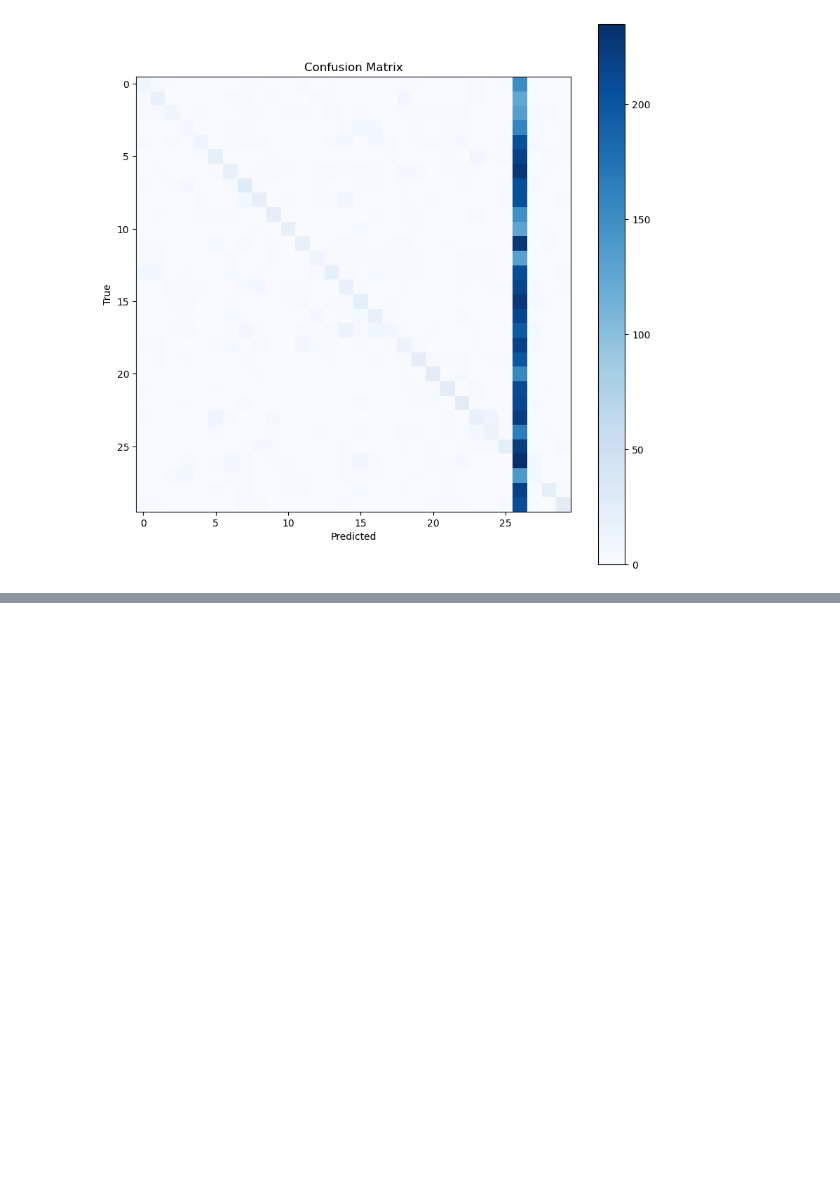
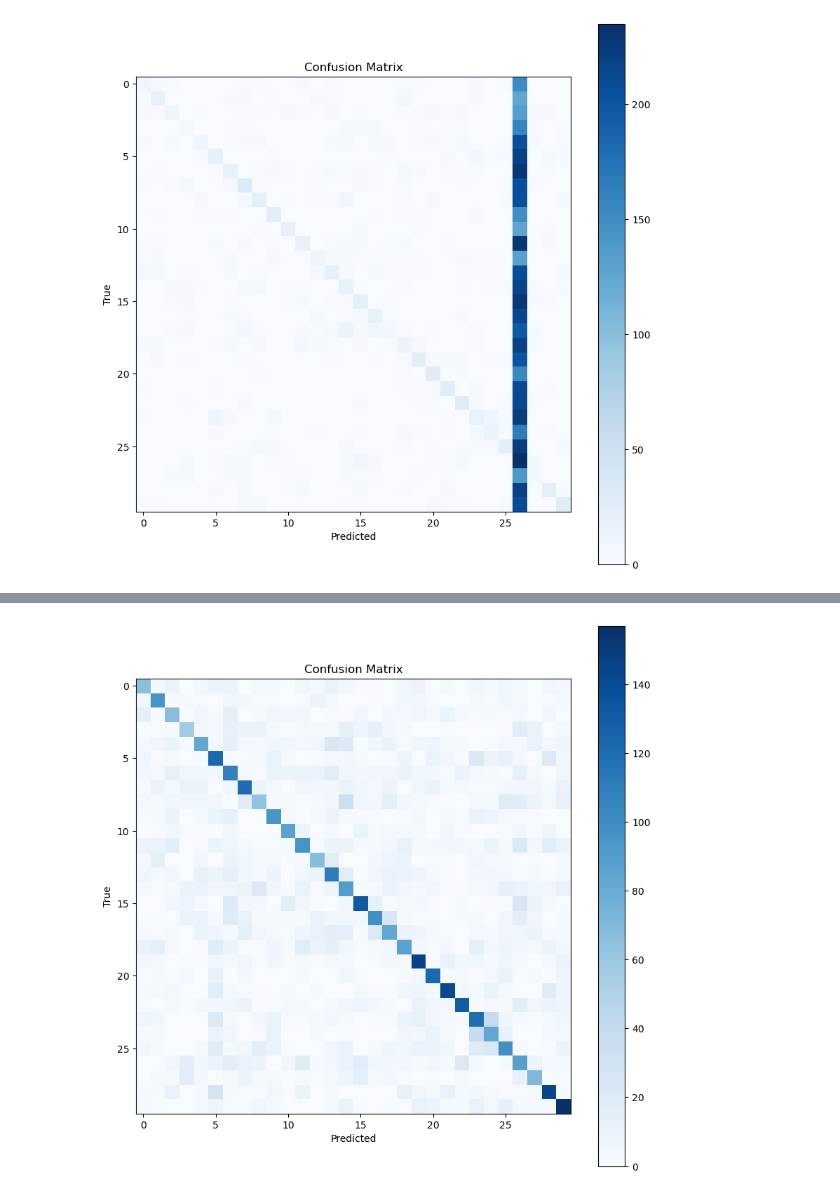
Before and after one commit to saliou7/Commande-Vocale, a Jupyter notebook: projet_torch.ipynb, the cells around one changed output, grey strips where cells are left out. Drawn from its saved outputs; the diff is of its cells as text; code cells hidden in the pictures; blank space fills up the shorter version.

```diff
--- a/projet_torch.ipynb
+++ b/projet_torch.ipynb
@@ -439,0 +533,12 @@ plt.show()
+# %%
+# Matrice de confusion (test)
+
+plt.figure(figsize=(10, 10))
+plt.imshow(cm_test, interpolation="nearest", cmap=plt.cm.Blues)
+plt.colorbar()
+plt.title("Confusion Matrix")
+plt.xlabel("Predicted")
+plt.ylabel("True")
+plt.show()
+# %% [output]
+[figure, added]
```
Also changed, not shown: parts of 9 cells of this notebook.
